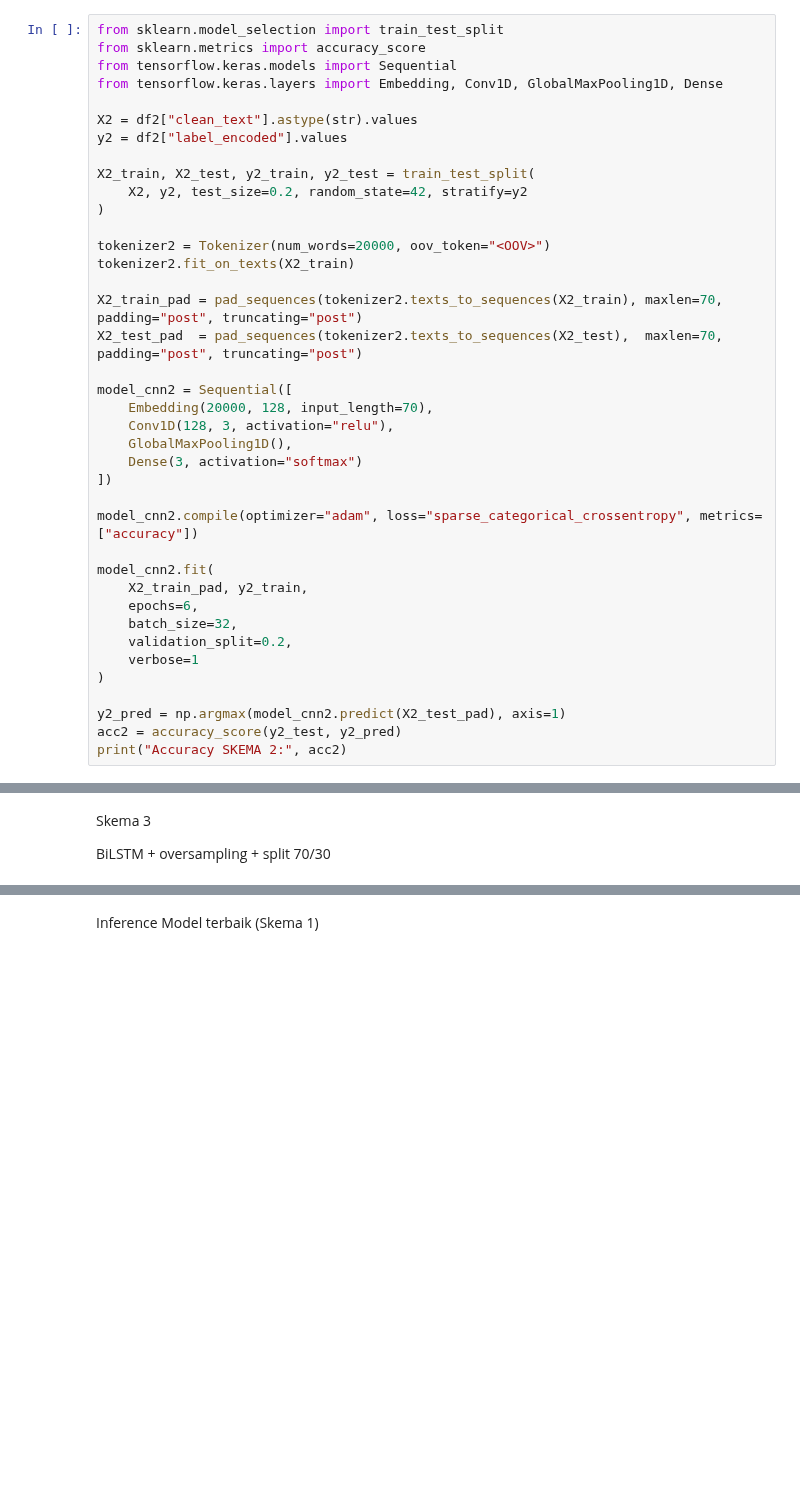
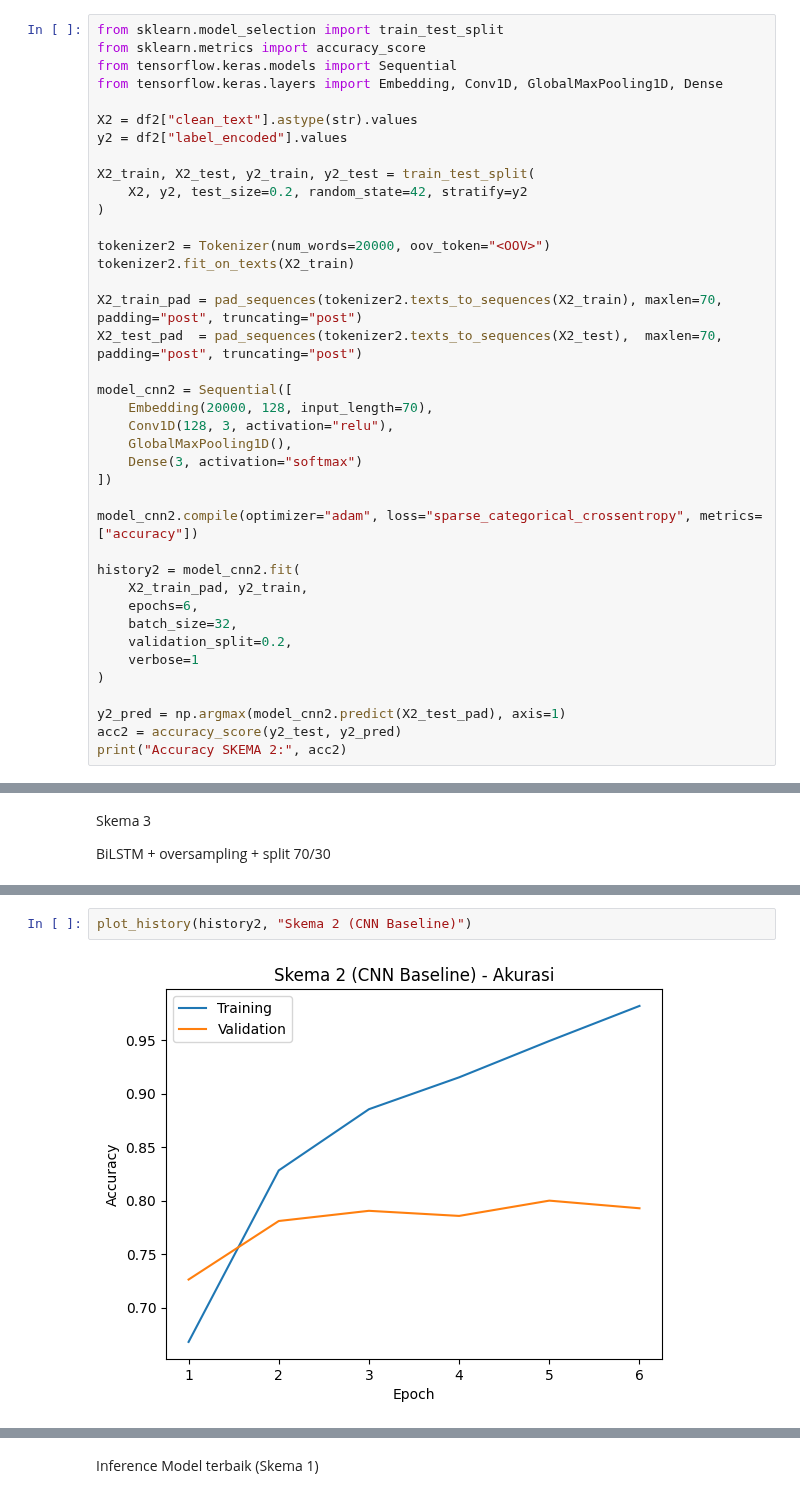
Before and after one commit to shakira-anadella/UAS_Deep-Learning, a Jupyter notebook: 02_training.ipynb, the cells around one changed output, grey strips where cells are left out. Cells and saved outputs as stored; diff of their text form; blank space fills up the shorter version.

```diff
--- a/02_training.ipynb
+++ b/02_training.ipynb
@@ -277,7 +275,7 @@ model_cnn2 = Sequential([
 
 model_cnn2.compile(optimizer="adam", loss="sparse_categorical_crossentropy", metrics=["accuracy"])
 
-model_cnn2.fit(
+history2 = model_cnn2.fit(
     X2_train_pad, y2_train,
     epochs=6,
     batch_size=32,
@@ -363,0 +399,4 @@ Accuracy SKEMA 3: 0.861405197305101
+# %%
+plot_history(history2, "Skema 2 (CNN Baseline)")
+# %% [output]
+[figure, added]
```
Also changed, not shown: parts of 11 cells of this notebook.
